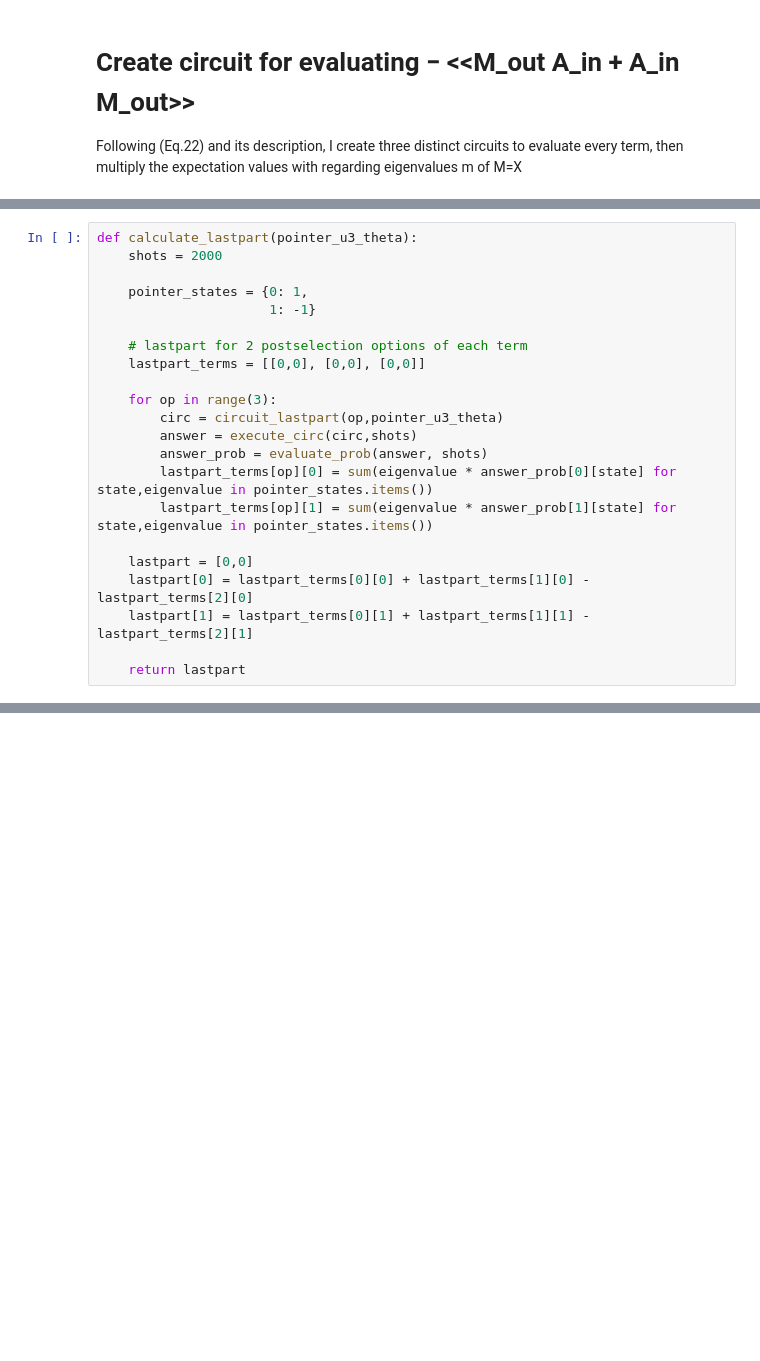
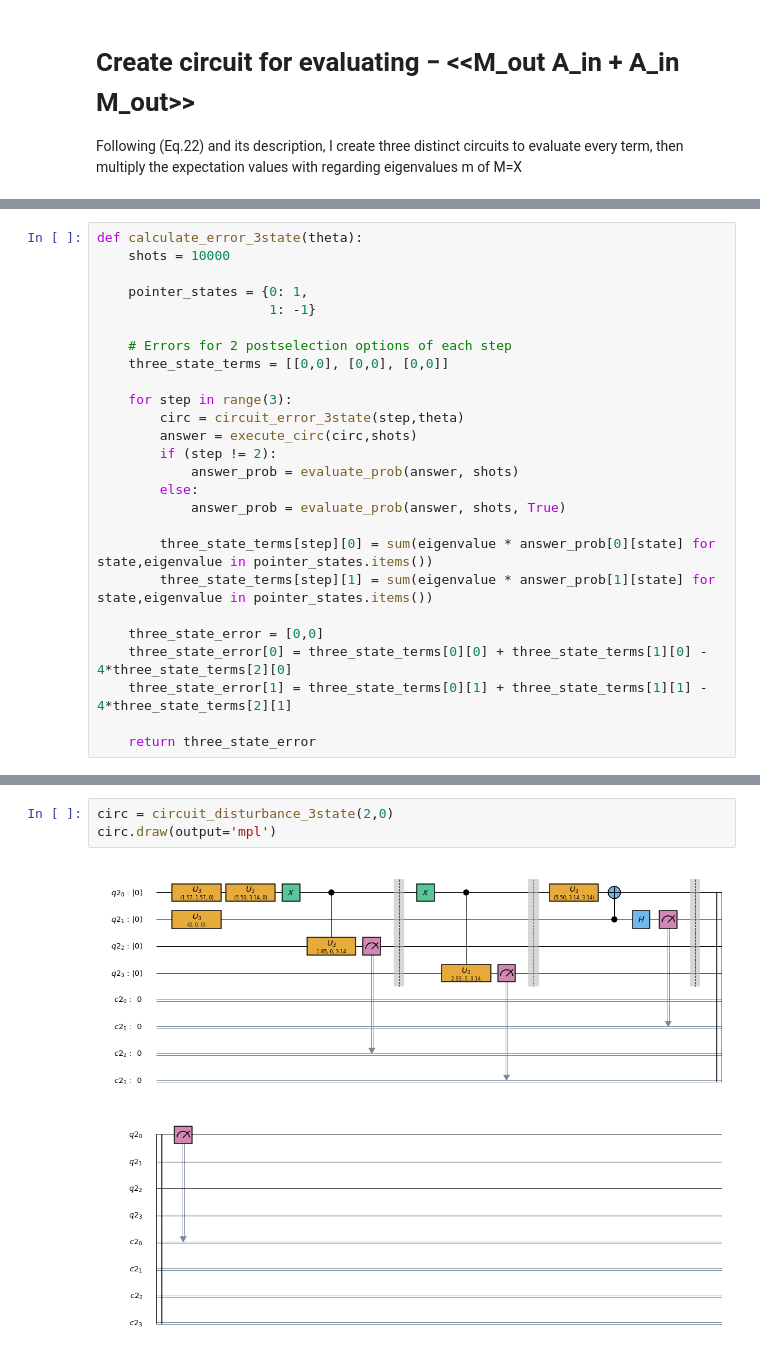
Before and after one commit to MyEntangled/MyEntangled-Blog, a Jupyter notebook: Quantum Programming Projects/Modular Value Measurement/Modular-value Measurement.ipynb, the cells around one changed output, grey strips where cells are left out. Cells and saved outputs as stored; diff of their text form; blank space fills up the shorter version.

```diff
--- a/Quantum Programming Projects/Modular Value Measurement/Modular-value Measurement.ipynb
+++ b/Quantum Programming Projects/Modular Value Measurement/Modular-value Measurement.ipynb
@@ -163,24 +173,28 @@ def circuit_lastpart(op, pointer_u3_theta):
 
     return circ
 # %%
-def calculate_lastpart(pointer_u3_theta):
-    shots = 2000
+def calculate_error_3state(theta):
+    shots = 10000
 
     pointer_states = {0: 1,
                       1: -1}
 
-    # lastpart for 2 postselection options of each term
-    lastpart_terms = [[0,0], [0,0], [0,0]]
+    # Errors for 2 postselection options of each step
+    three_state_terms = [[0,0], [0,0], [0,0]]
 
-    for op in range(3):
-        circ = circuit_lastpart(op,pointer_u3_theta)
+    for step in range(3):
+        circ = circuit_error_3state(step,theta)
         answer = execute_circ(circ,shots)
-        answer_prob = evaluate_prob(answer, shots)
-        lastpart_terms[op][0] = sum(eigenvalue * answer_prob[0][state] for state,eigenvalue in pointer_states.items())
-        lastpart_terms[op][1] = sum(eigenvalue * answer_prob[1][state] for state,eigenvalue in pointer_states.items())
+        if (step != 2):
+            answer_prob = evaluate_prob(answer, shots)
+        else:
+            answer_prob = evaluate_prob(answer, shots, True)
 
-    lastpart = [0,0]
-    lastpart[0] = lastpart_terms[0][0] + lastpart_terms[1][0] - lastpart_terms[2][0]
-    lastpart[1] = lastpart_terms[0][1] + lastpart_terms[1][1] - lastpart_terms[2][1]
+        three_state_terms[step][0] = sum(eigenvalue * answer_prob[0][state] for state,eigenvalue in pointer_states.items())
+        three_state_terms[step][1] = sum(eigenvalue * answer_prob[1][state] for state,eigenvalue in pointer_states.items())
 
-    return lastpart
+    three_state_error = [0,0]
+    three_state_error[0] = three_state_terms[0][0] + three_state_terms[1][0] - 4*three_state_terms[2][0]
+    three_state_error[1] = three_state_terms[0][1] + three_state_terms[1][1] - 4*three_state_terms[2][1]
+
+    return three_state_error
@@ -222,0 +307,5 @@ for i in range(6):
+# %%
+circ = circuit_disturbance_3state(2,0)
+circ.draw(output='mpl')
+# %% [output]
+[figure, added]
```
Also changed, not shown: parts of 26 cells of this notebook.
